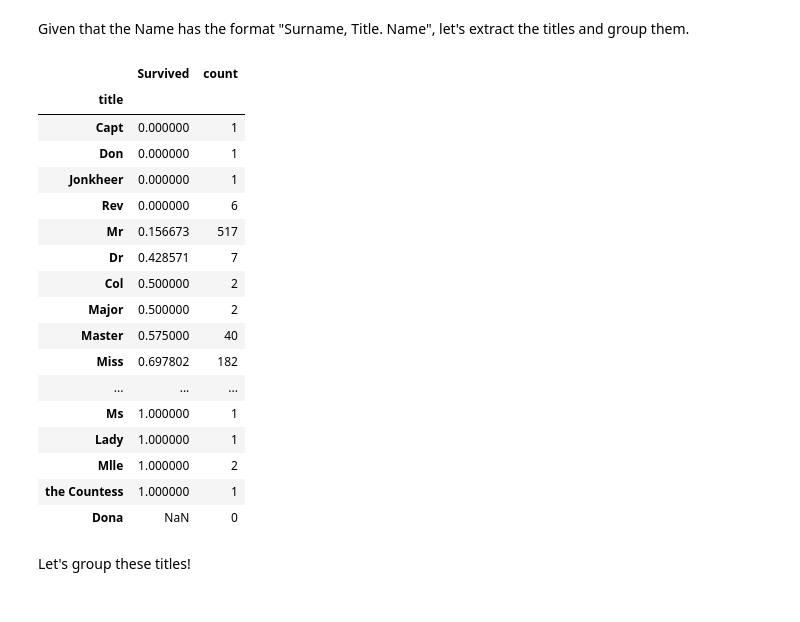
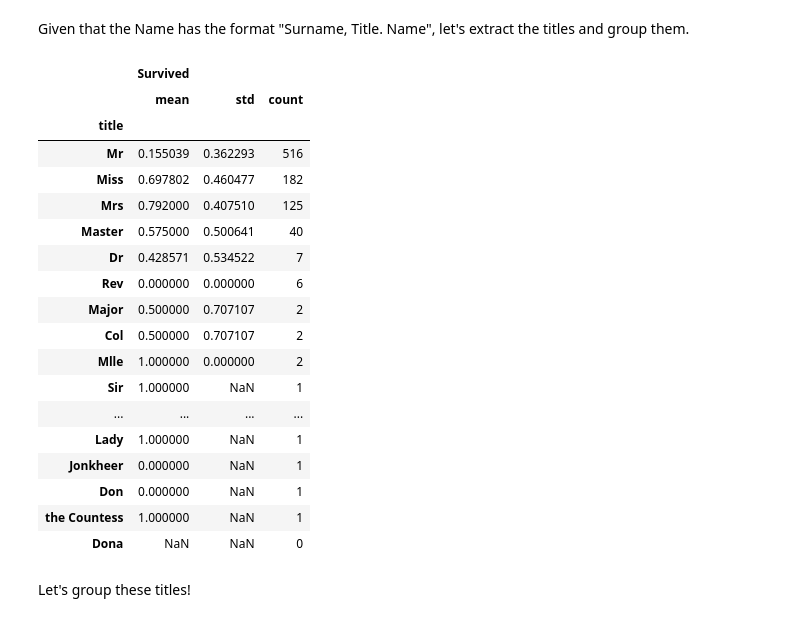
Before and after one commit to liopic/kaggle-notebooks, a Jupyter notebook: titanic/How to create new features and use AdaBoostClassifier, end to end.ipynb, the cells around one changed output. Saved outputs shown, nothing was run; the diff lists cells and outputs as text; code cells hidden in the pictures.

```diff
--- a/titanic/How to create new features and use AdaBoostClassifier, end to end.ipynb
+++ b/titanic/How to create new features and use AdaBoostClassifier, end to end.ipynb
@@ -620,0 +647,15 @@ useful.extend(['older_relative_age'])
+# %%
+import re
+
+
+def ticket_type(t):
+    if re.match('^\d+$', t):
+        return 'len' + str(len(t))
+    else:
+        return re.sub('[^A-Z]', '', t)
+
+
+df['ticket_type'] = df['Ticket'].apply(ticket_type)
+
+df[['ticket_type', 'Survived']].groupby(
+    'ticket_type').agg({'Survived': ['mean', 'std','count']}).sort_values(('Survived','count'), ascending=False)
@@ -620,0 +684,18 @@ useful.extend(['older_relative_age'])
+# %%
+def useful_ticket_type(ticket_type):
+    useful_types = ['A', 'SOTONOQ', 'WC']
+    if ticket_type in useful_types:
+        return ticket_type
+    else:
+        return 'other'
+
+
+df['useful_ticket_type'] = df['ticket_type'].apply(useful_ticket_type)
+
+df = pd.concat(
+    [df, pd.get_dummies(df['useful_ticket_type'], prefix='ticket_type')], axis=1)
+
+letters = df['useful_ticket_type'].unique()
+useful.extend(['ticket_type_{}'.format(x) for x in letters])
+
+df.sample(10)
@@ -629,3 +728,9 @@ useful.append('name_length')
+# %%
+df['name_length_short'] = df['name_length'].apply(lambda s: 1 if s <= 35 else 0)
+df['name_length_mid'] = df['name_length'].apply(lambda s: 1 if 35 < s <=58 else 0)
+df['name_length_long'] = df['name_length'].apply(lambda s: 1 if s > 58 else 0)
+
+useful.extend(['name_length', 'name_length_short', 'name_length_mid', 'name_length_long'])
 # %% [markdown]
 #### 4.3.3.1 Language from Name
 # %% [markdown]
@@ -725,28 +832,28 @@ Given that the Name has the format "Surname, Title. Name", let's extract the tit
 # %%
 df['title'] = df['Name'].apply(lambda n: n.split(',')[1].split('.')[0].strip())
 
-title_mean = df[['title','Survived']].groupby('title').mean()
-title_count = df[['title','Survived']].groupby('title').count().rename(columns={'Survived':'count'})
-pd.concat([title_mean, title_count], axis=1).sort_values('Survived')
+df[['title', 'Survived']].groupby('title').agg({'Survived': [
+    'mean', 'std', 'count']}).sort_values(('Survived', 'count'), ascending=False)
 # %% [output]
-|  | Survived | count |
-| title |  |  |
-| Capt | 0.000000 | 1 |
-| Don | 0.000000 | 1 |
-| Jonkheer | 0.000000 | 1 |
-| Rev | 0.000000 | 6 |
-| Mr | 0.156673 | 517 |
-| Dr | 0.428571 | 7 |
-| Col | 0.500000 | 2 |
-| Major | 0.500000 | 2 |
-| Master | 0.575000 | 40 |
-| Miss | 0.697802 | 182 |
-| ... | ... | ... |
-| Ms | 1.000000 | 1 |
-| Lady | 1.000000 | 1 |
-| Mlle | 1.000000 | 2 |
-| the Countess | 1.000000 | 1 |
-| Dona | NaN | 0 |
+|  | Survived |  |  |
+|  | mean | std | count |
+| title |  |  |  |
+| Mr | 0.155039 | 0.362293 | 516 |
+| Miss | 0.697802 | 0.460477 | 182 |
+| Mrs | 0.792000 | 0.407510 | 125 |
+| Master | 0.575000 | 0.500641 | 40 |
+| Dr | 0.428571 | 0.534522 | 7 |
+| Rev | 0.000000 | 0.000000 | 6 |
+| Major | 0.500000 | 0.707107 | 2 |
+| Col | 0.500000 | 0.707107 | 2 |
+| Mlle | 1.000000 | 0.000000 | 2 |
+| Sir | 1.000000 | NaN | 1 |
+| ... | ... | ... | ... |
+| Lady | 1.000000 | NaN | 1 |
+| Jonkheer | 0.000000 | NaN | 1 |
+| Don | 0.000000 | NaN | 1 |
+| the Countess | 1.000000 | NaN | 1 |
+| Dona | NaN | NaN | 0 |
 # %% [markdown]
 Let's group these titles!
 # %%
```
Also changed, not shown: parts of 43 cells of this notebook.
